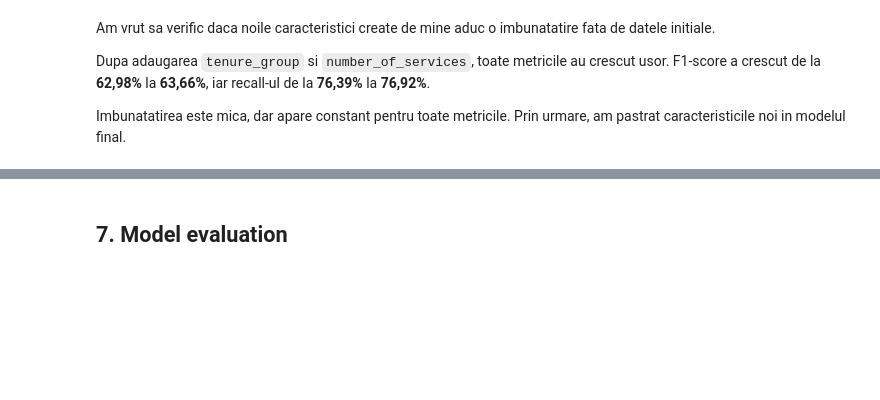
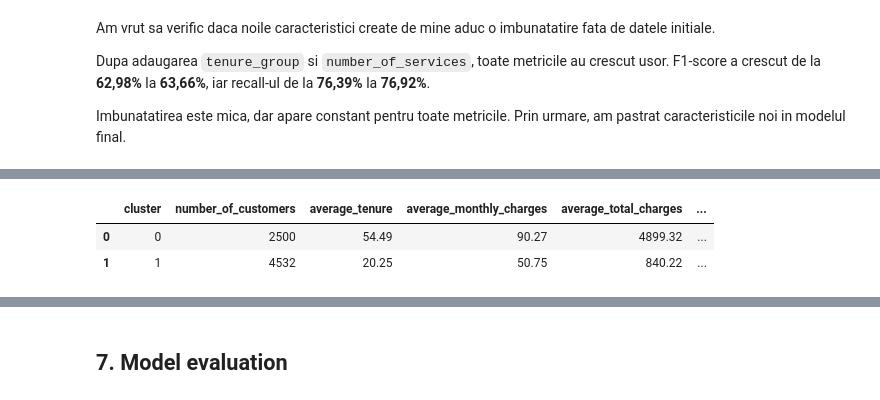
Before and after one commit to astrophillie/telco-churn-ml-comparison, a Jupyter notebook: project01_ML_training_comparison.ipynb, the cells around one changed output, grey strips where cells are left out. Saved outputs shown, nothing was run; the diff lists cells and outputs as text; code cells hidden in the pictures; blank space fills up the shorter version.

```diff
--- a/project01_ML_training_comparison.ipynb
+++ b/project01_ML_training_comparison.ipynb
@@ -1002,0 +1095,39 @@ Imbunatatirea este mica, dar apare constant pentru toate metricile. Prin urmare,
+# %%
+final_kmeans = KMeans(
+    n_clusters=2,
+    random_state=42,
+    n_init=10
+)
+
+cluster_labels = final_kmeans.fit_predict(
+    cluster_data_scaled
+)
+
+cluster_analysis_df = telco_clean_df.copy()
+cluster_analysis_df["cluster"] = cluster_labels
+cluster_analysis_df["churn_numeric"] = (
+    cluster_analysis_df["Churn"]
+    .map({"No": 0, "Yes": 1})
+)
+
+cluster_profile = (
+    cluster_analysis_df
+    .groupby("cluster")
+    .agg(
+        number_of_customers=("customerID", "count"),
+        average_tenure=("tenure", "mean"),
+        average_monthly_charges=("MonthlyCharges", "mean"),
+        average_total_charges=("TotalCharges", "mean"),
+        average_number_of_services=("number_of_services", "mean"),
+        churn_rate=("churn_numeric", "mean")
+    )
+    .reset_index()
+)
+
+cluster_profile["churn_rate"] *= 100
+
+display(cluster_profile.round(2))
+# %% [output]
+|  | cluster | number_of_customers | average_tenure | average_monthly_charges | average_total_charges | ... |
+| 0 | 0 | 2500 | 54.49 | 90.27 | 4899.32 | ... |
+| 1 | 1 | 4532 | 20.25 | 50.75 | 840.22 | ... |
```
Also changed, not shown: parts of 7 cells of this notebook.
